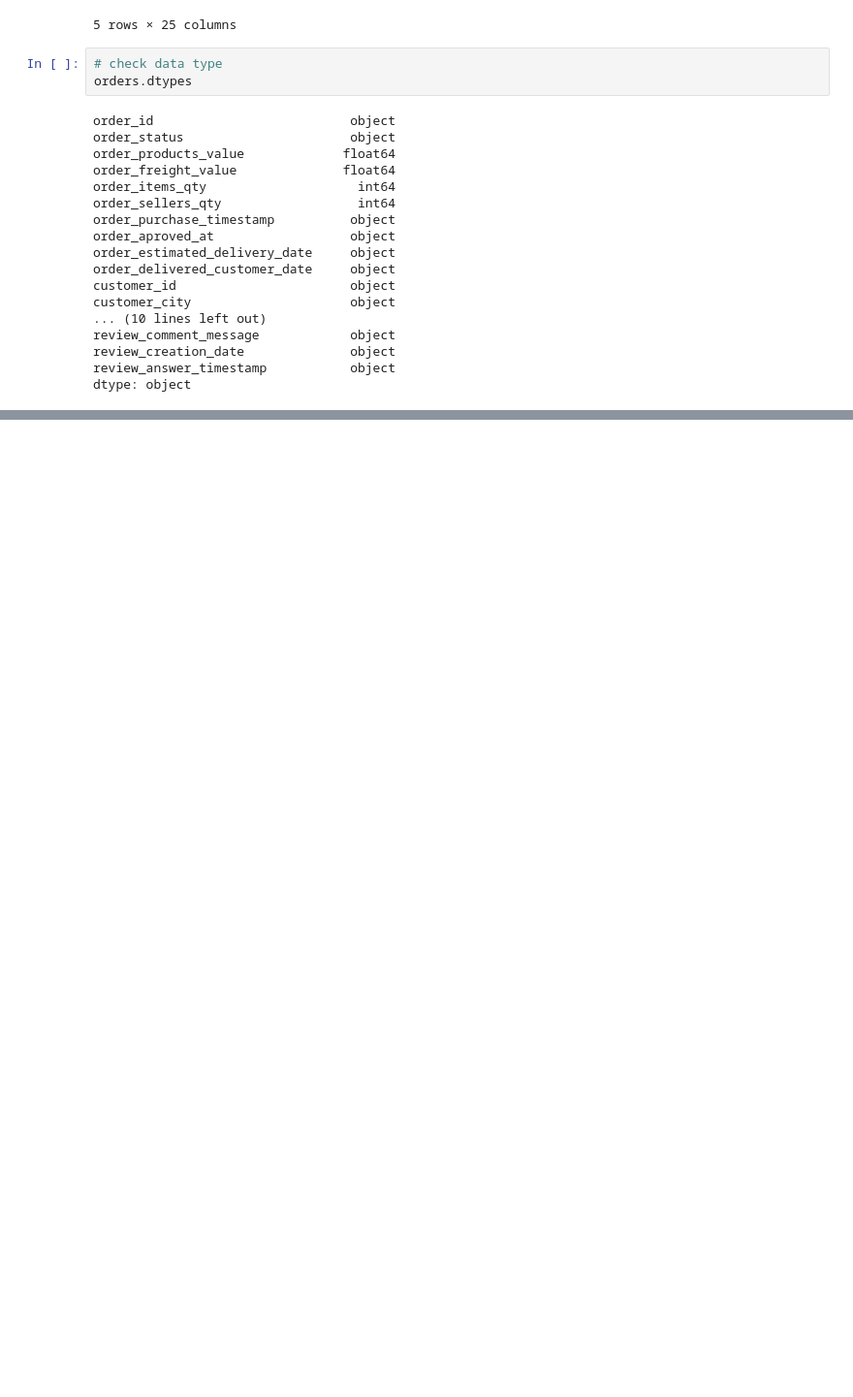
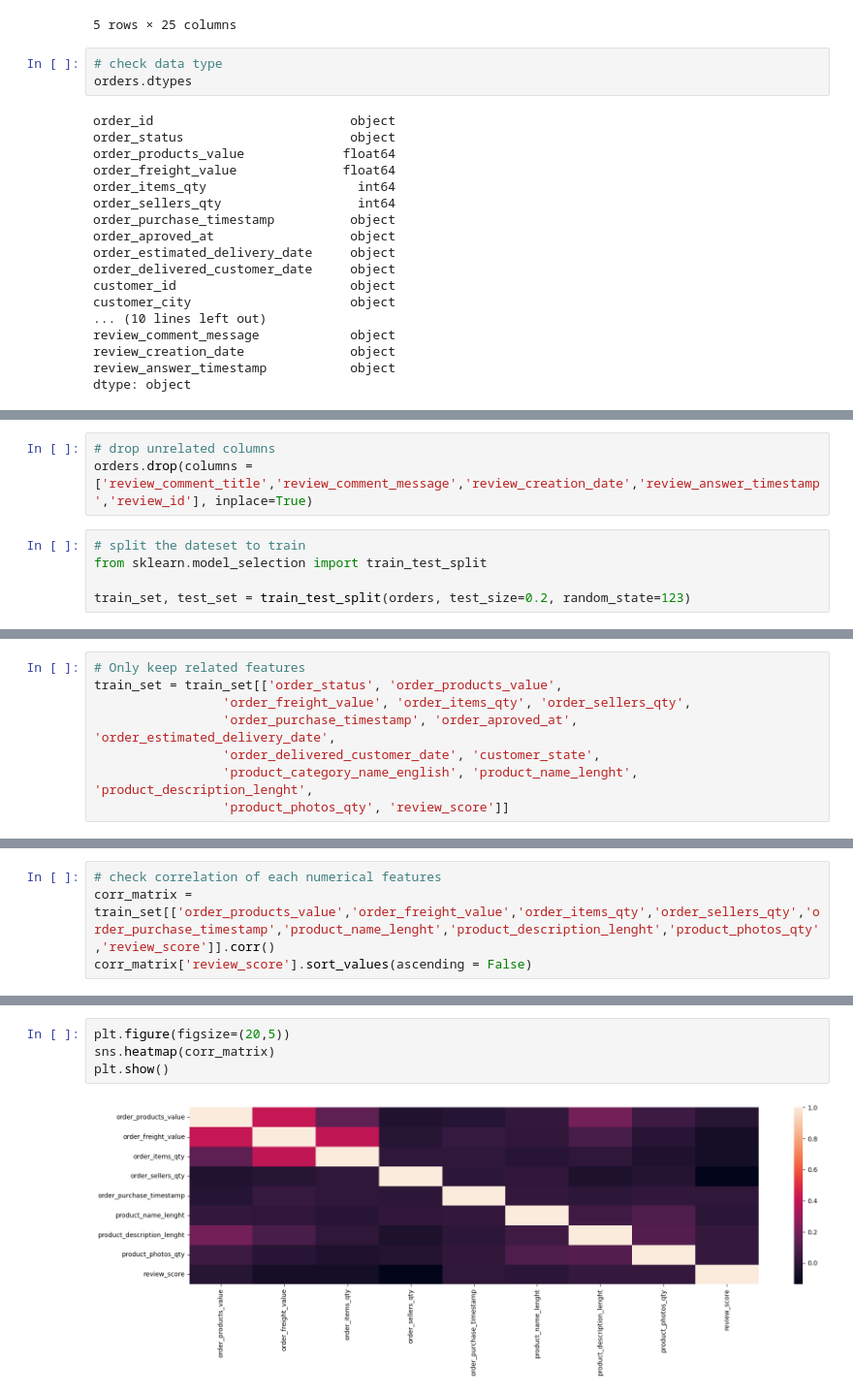
Before and after one commit to marionzhu/ml_models_deployments, a Jupyter notebook: notebooks/customer satisfaction.ipynb, the cells around one changed output, grey strips where cells are left out. Shown at 97% size. Drawn from its saved outputs; the diff is of its cells as text; blank space fills up the shorter version.

```diff
--- a/notebooks/customer satisfaction.ipynb
+++ b/notebooks/customer satisfaction.ipynb
@@ -63,0 +65,8 @@ dtype: int64
+# %%
+# drop unrelated columns
+orders.drop(columns = ['review_comment_title','review_comment_message','review_creation_date','review_answer_timestamp','review_id'], inplace=True)
+# %%
+# split the dateset to train
+from sklearn.model_selection import train_test_split
+
+train_set, test_set = train_test_split(orders, test_size=0.2, random_state=123)
@@ -63,0 +104,8 @@ dtype: int64
+# %%
+# Only keep related features
+train_set = train_set[['order_status', 'order_products_value',
+                 'order_freight_value', 'order_items_qty', 'order_sellers_qty',
+                 'order_purchase_timestamp', 'order_aproved_at', 'order_estimated_delivery_date',
+                 'order_delivered_customer_date', 'customer_state',
+                 'product_category_name_english', 'product_name_lenght', 'product_description_lenght',
+                 'product_photos_qty', 'review_score']]
@@ -63,0 +124,4 @@ dtype: int64
+# %%
+# check correlation of each numerical features
+corr_matrix = train_set[['order_products_value','order_freight_value','order_items_qty','order_sellers_qty','order_purchase_timestamp','product_name_lenght','product_description_lenght','product_photos_qty','review_score']].corr()
+corr_matrix['review_score'].sort_values(ascending = False)
@@ -63,0 +139,6 @@ dtype: int64
+# %%
+plt.figure(figsize=(20,5))
+sns.heatmap(corr_matrix)
+plt.show()
+# %% [output]
+[figure, added]
```
Also changed, not shown: parts of 10 cells of this notebook.
